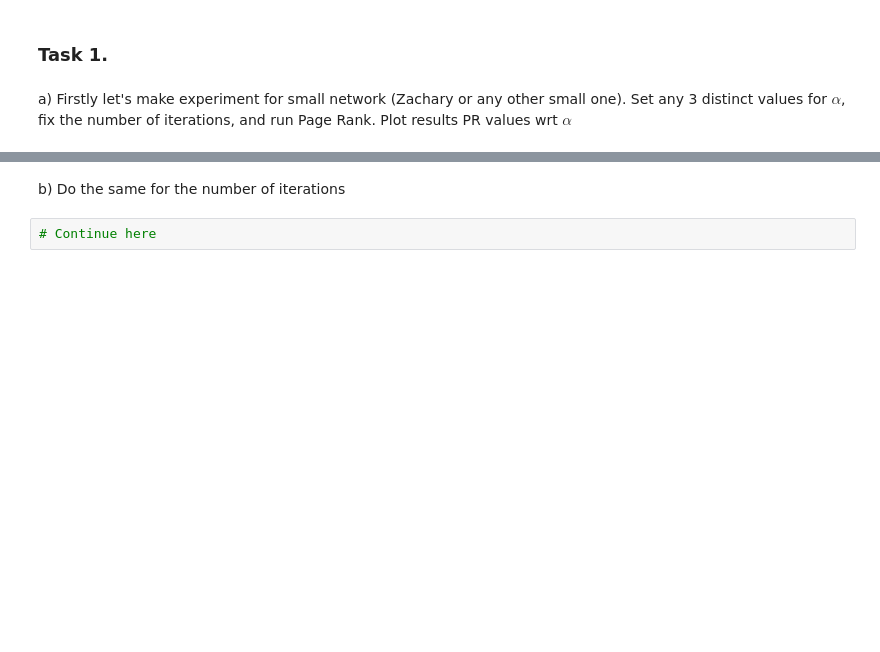
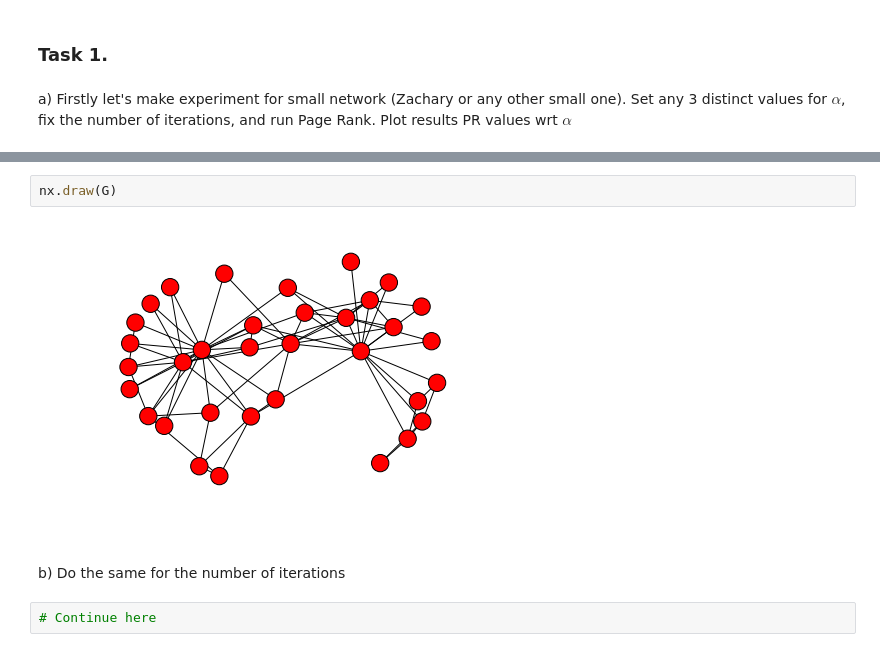
Before and after one commit to shestakoff/social_ntwks, a Jupyter notebook: page_rank_hits.ipynb, the cells around one changed output, grey strips where cells are left out. Cells and saved outputs as stored; diff of their text form; blank space fills up the shorter version.

```diff
--- a/page_rank_hits.ipynb
+++ b/page_rank_hits.ipynb
@@ -19,3 +34,7 @@ G = nx.karate_club_graph()
+# %%
+nx.draw(G)
+# %% [output]
+[figure, added]
 # %% [markdown]
 b) Do the same for the number of iterations
 # %%
```
Also changed, not shown: parts of 11 cells of this notebook.
